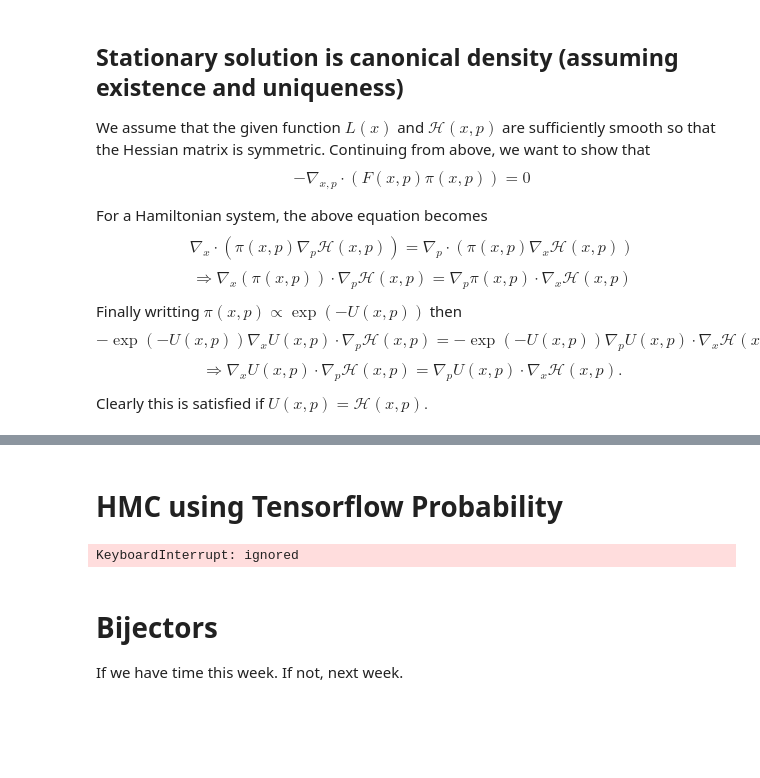
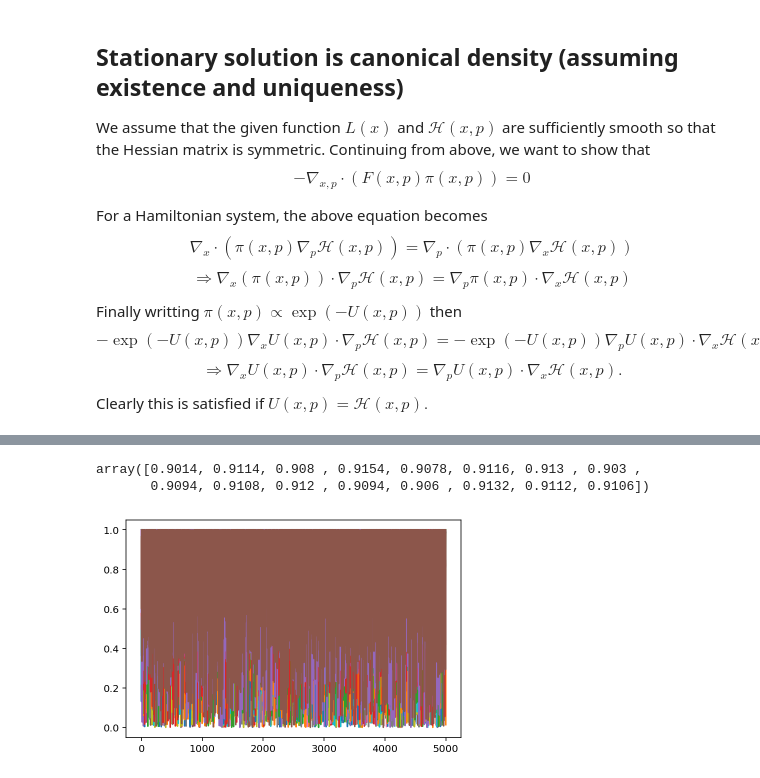
Before and after one commit to newby-jay/MATH509-Fall2022-JupyterNotebooks, a Jupyter notebook: Week 12.ipynb, the cells around one changed output, grey strips where cells are left out. Cells and saved outputs as stored; diff of their text form; code cells hidden in the pictures; blank space fills up the shorter version.

```diff
--- a/Week 12.ipynb
+++ b/Week 12.ipynb
@@ -367,5 +464,3 @@ estimated covariance:
 true covariance:
  [[ 1.89528992 -2.9273785 ]
  [-2.9273785   8.48189154]]
-# %% [markdown]
-# HMC using Tensorflow Probability
@@ -392,61 +466,0 @@ Xchain = tfp.mcmc.sample_chain(
-# %%
-Nsteps = 1000
-N_burn_in = 100
-Nchains = 8
-
-Xinit = 0.*ones((Nchains, 2))
-
-# A = rand(2, 2)
-A = array([
-    [0.8, 0.05],
-    [0.7, 0.5]])
-# A = eye(2)
-
-
-M = A.T@A
-
-# @tf.function(
-#     input_signature=(
-#             tf.TensorSpec(shape=[None, 2], dtype=tf.float64),))
-def Ltf(_x):
-    xT = _x[..., None, :]
-    x = _x[..., None]
-    return -0.5*(xT@M@x)[..., 0, 0]
-
-#@tf.function()
-def sampler():
-    def trace_everything(states, previous_kernel_results):
-        return previous_kernel_results
-
-    # kernel = tfp.mcmc.NoUTurnSampler(
-    #     target_log_prob_fn=Ltf,
-    #     max_tree_depth=8,
-    #     max_energy_diff=1000,
-    #     step_size=tf.cast(0.1, tf.float64))
-
-    kernel = tfp.mcmc.HamiltonianMonteCarlo(
-        target_log_prob_fn=Ltf,
-        num_leapfrog_steps=10,
-        step_size=tf.cast(0.1, tf.float64))
-
-    adaptive_kernel = kernel
-
-    # adaptive_kernel = tfp.mcmc.DualAveragingStepSizeAdaptation(
-    #     inner_kernel=kernel,
-    #     num_adaptation_steps=int(0.8 * N_burn_in),
-    #     target_accept_prob=tf.cast(0.7, tf.float64))
-
-    # adaptive_kernel = tfp.mcmc.SimpleStepSizeAdaptation(
-    #     kernel,
-    #     num_adaptation_steps=int(0.8*N_burn_in))
-    Xchain, trace = tfp.mcmc.sample_chain(
-        num_results=Nsteps,
-        num_burnin_steps=N_burn_in,
-        current_state=Xinit,
-        trace_fn=trace_everything,
-        kernel=adaptive_kernel,
-        parallel_iterations=4)
-    return Xchain, trace
-Xchain, trace = sampler()
-# %% [output]
-KeyboardInterrupt: ignored
@@ -470,3 +467,9 @@ array(trace.new_step_size).mean(), array(trace.new_step_size).std()
-# %% [markdown]
-# Bijectors
-If we have time this week. If not, next week.
+# %%
+mean(trace.inner_results.is_accepted, axis=0)
+# %% [output]
+array([0.9014, 0.9114, 0.908 , 0.9154, 0.9078, 0.9116, 0.913 , 0.903 ,
+       0.9094, 0.9108, 0.912 , 0.9094, 0.906 , 0.9132, 0.9112, 0.9106])
+# %%
+plot(exp(trace.inner_results.log_accept_ratio));
+# %% [output]
+[figure, added]
```
Also changed, not shown: parts of 37 cells of this notebook.
